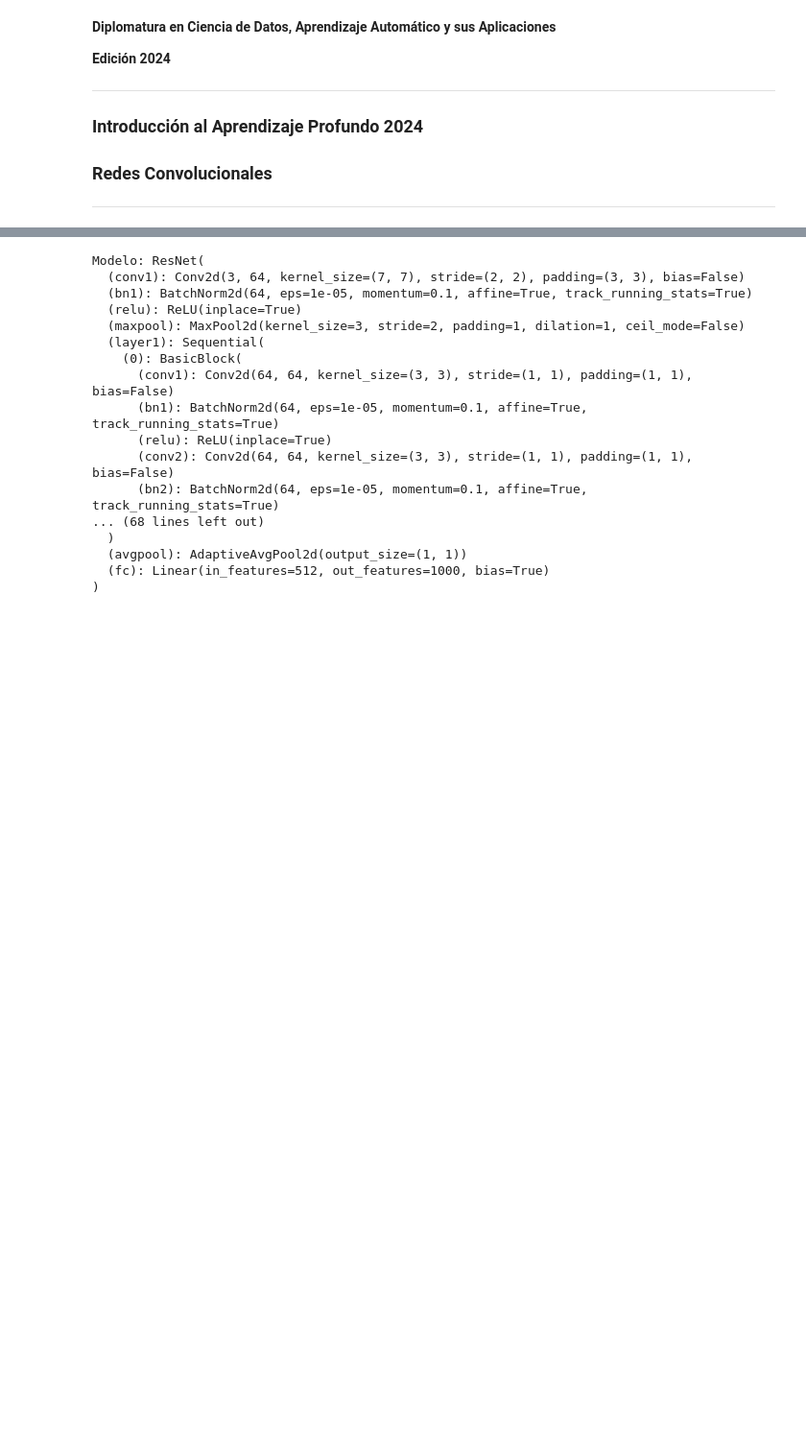
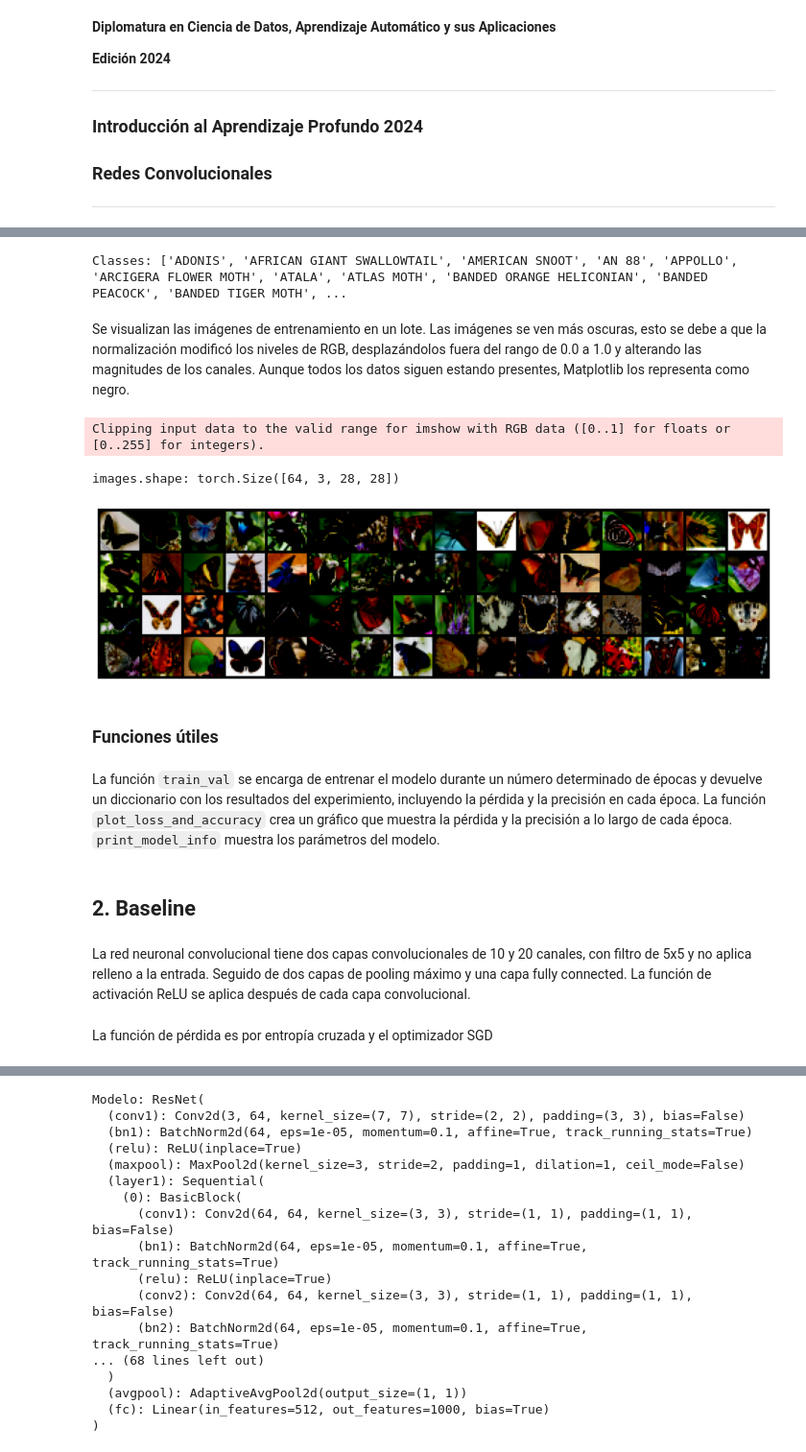
Before and after one commit to EnzoRg/diplodatos, a Jupyter notebook: 2_Optativas/07_cnn.ipynb, the cells around one changed output, grey strips where cells are left out. Shown: that part at 96% size. Drawn from its saved outputs; the diff is of its cells as text; code cells hidden in the pictures; blank space fills up the shorter version.

```diff
--- a/2_Optativas/07_cnn.ipynb
+++ b/2_Optativas/07_cnn.ipynb
@@ -687,0 +57,18 @@ train_set, train_loader, val_set, val_loader, test_set, test_loader = data_prepa
+# %%
+def data_preparation(BATCH_SIZE, PATH, transform):
+
+    # Datos de entrenamiento
+    train_set = torchvision.datasets.ImageFolder(root=f'{PATH}/train', transform=transform)
+    train_loader = torch.utils.data.DataLoader(train_set, batch_size=BATCH_SIZE, shuffle=True, num_workers=2)
+
+    # Datos de validación
+    val_set = torchvision.datasets.ImageFolder(root=f'{PATH}/valid', transform=transform)
+    val_loader = torch.utils.data.DataLoader(val_set, batch_size=BATCH_SIZE, shuffle=False, num_workers=2)
+
+    # Datos de test
+    test_set = torchvision.datasets.ImageFolder(root=f'{PATH}/test', transform=transform)
+    test_loader = torch.utils.data.DataLoader(test_set, batch_size=BATCH_SIZE, shuffle=False, num_workers=2)
+
+    return train_set, train_loader, val_set, val_loader, test_set, test_loader
+
+#='../Data/butterflies_moths_dataset
@@ -687,0 +82,36 @@ train_set, train_loader, val_set, val_loader, test_set, test_loader = data_prepa
+# %%
+BATCH_SIZE = 64
+PATH = '../Data/butterflies_moths_dataset'
+
+# Definir las transformaciones para las imágenes
+transform = transforms.Compose([
+    transforms.Resize((28, 28)),
+    transforms.ToTensor(),
+    transforms.Normalize((0.5, 0.5, 0.5), (0.5, 0.5, 0.5))
+])
+
+# Preparar los datasets y loaders
+train_set, train_loader, val_set, val_loader, test_set, test_loader = data_preparation(BATCH_SIZE, PATH, transform)
+
+# Obtener las clases (carpetas de especies)
+classes = train_set.classes
+print(f'Classes: {classes}')
+# %% [output]
+Classes: ['ADONIS', 'AFRICAN GIANT SWALLOWTAIL', 'AMERICAN SNOOT', 'AN 88', 'APPOLLO', 'ARCIGERA FLOWER MOTH', 'ATALA', 'ATLAS MOTH', 'BANDED ORANGE HELICONIAN', 'BANDED PEACOCK', 'BANDED TIGER MOTH', ...
+# %% [markdown]
+Se visualizan las imágenes de entrenamiento en un lote. Las imágenes se ven más oscuras, esto se debe a que la normalización modificó los niveles de RGB, desplazándolos fuera del rango de 0.0 a 1.0 y alterando las magnitudes de los canales. Aunque todos los datos siguen estando presentes, Matplotlib los representa como negro.
+# %%
+for images, _ in train_loader:
+    print('images.shape:', images.shape)
+    plt.figure(figsize=(16,8))
+    plt.axis('off')
+    plt.imshow(make_grid(images, nrow=16).permute((1, 2, 0)))
+    break
+# %% [output]
+Clipping input data to the valid range for imshow with RGB data ([0..1] for floats or [0..255] for integers).
+images.shape: torch.Size([64, 3, 28, 28])
+[figure, added]
+# %% [markdown]
+### Funciones útiles
+# %% [markdown]
+La función `train_val` se encarga de entrenar el modelo durante un número determinado de épocas y devuelve un diccionario con los resultados del experimiento, incluyendo la pérdida y la precisión en cada época. La función `plot_loss_and_accuracy` crea un gráfico que muestra la pérdida y la precisión a lo largo de cada época. `print_model_info` muestra los parámetros del modelo.
@@ -687,0 +230,4 @@ train_set, train_loader, val_set, val_loader, test_set, test_loader = data_prepa
+# %% [markdown]
+## 2. Baseline
+# %% [markdown]
+La red neuronal convolucional tiene dos capas convolucionales de 10 y 20 canales, con filtro de 5x5 y no aplica relleno a la entrada. Seguido de dos capas de pooling máximo y una capa fully connected. La función de activación ReLU se aplica después de cada capa convolucional.
@@ -687,0 +252,2 @@ train_set, train_loader, val_set, val_loader, test_set, test_loader = data_prepa
+# %% [markdown]
+La función de pérdida es por entropía cruzada y el optimizador SGD
```
Also changed, not shown: parts of 88 cells of this notebook, 5 other files.
